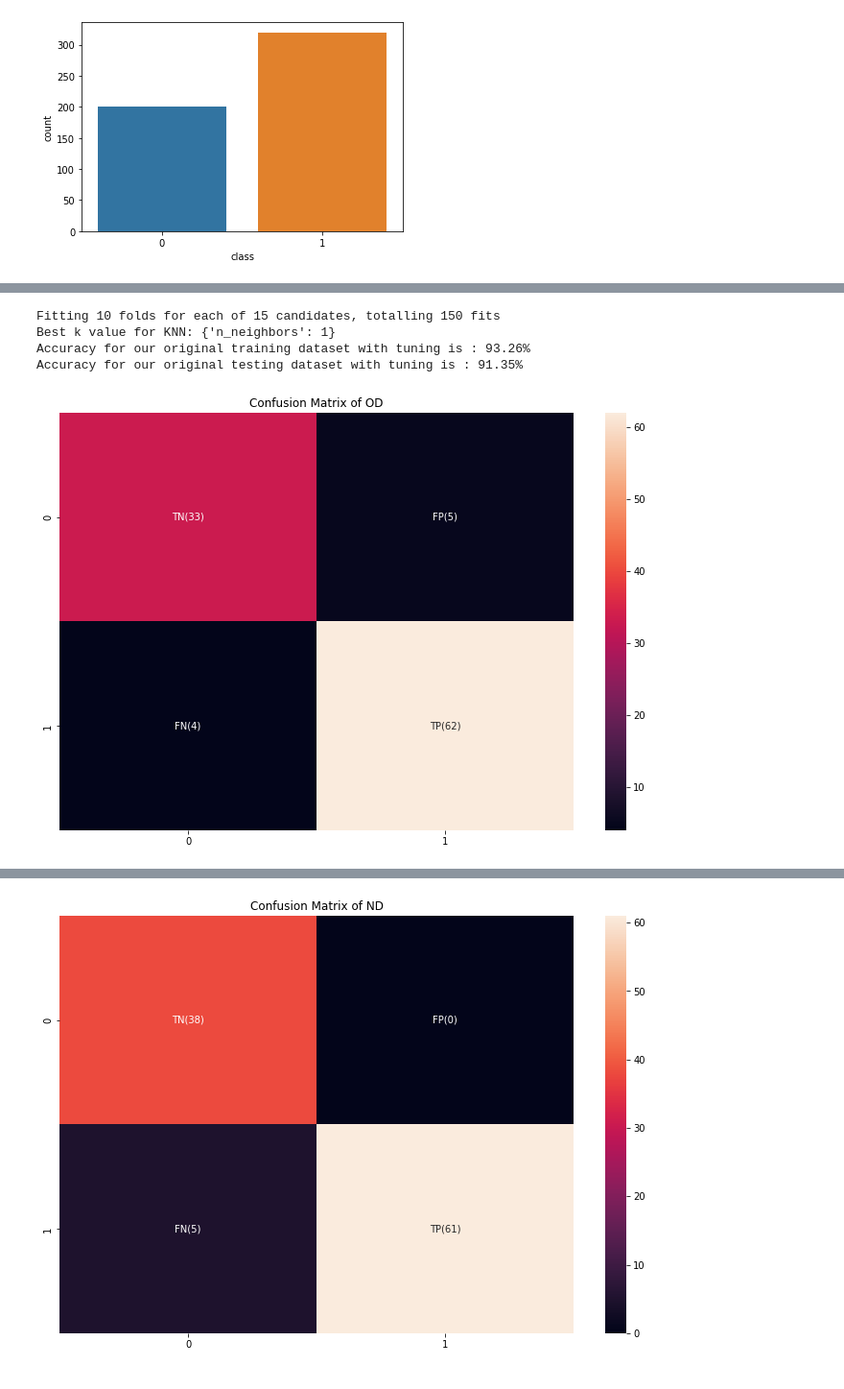
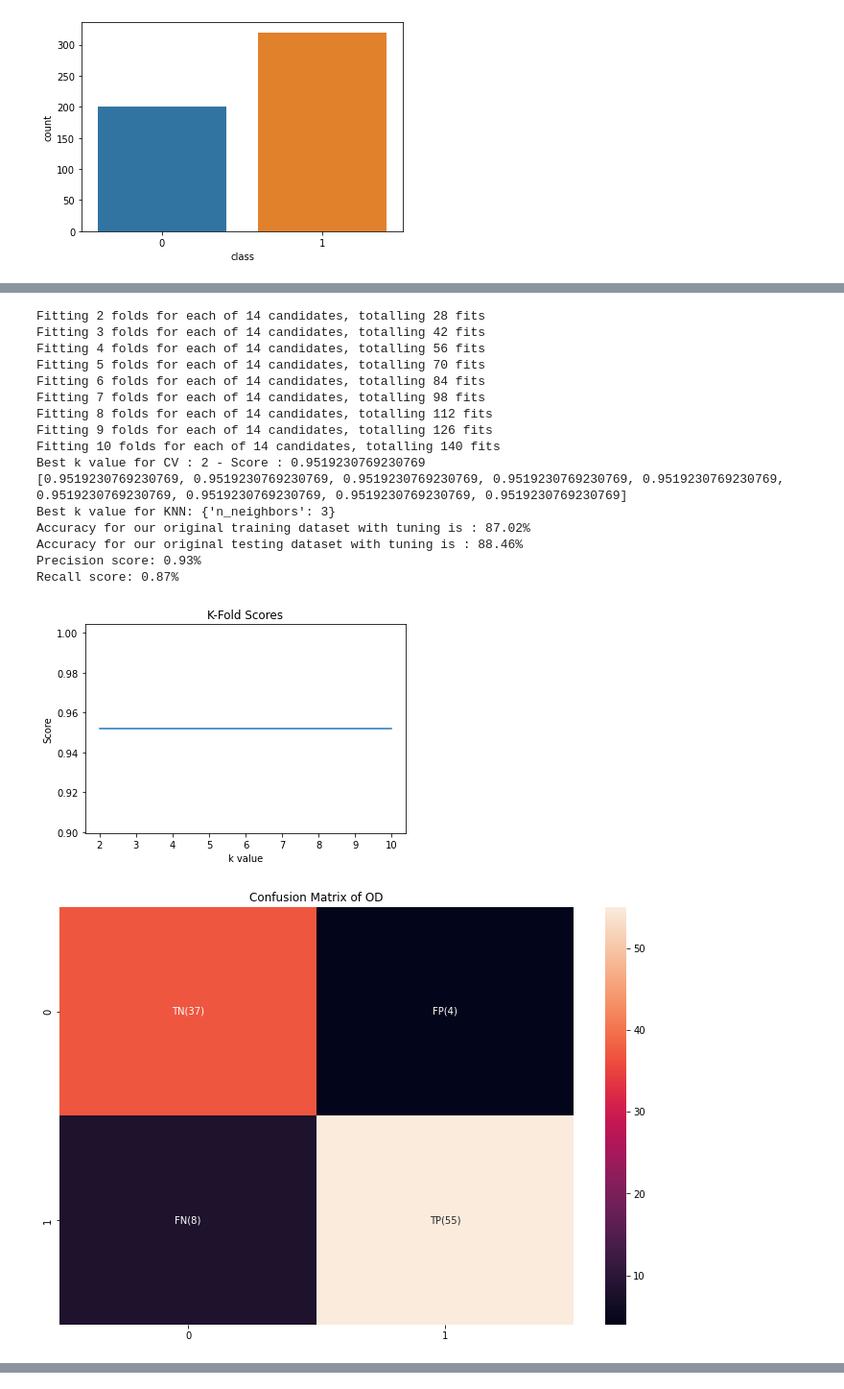
Before and after one commit to ugurcanerdogan/Clustering-and-Classification-with-Python, a Jupyter notebook: code/report.ipynb, the cells around one changed output, grey strips where cells are left out. Shown at 96% size. Cells and saved outputs as stored; diff of their text form; code cells hidden in the pictures.

```diff
--- a/code/report.ipynb
+++ b/code/report.ipynb
@@ -43,6 +105,7 @@ def display_confusion_matrix(confusion_matrix, message):
 df = pd.read_csv("diabetes_data.csv", sep=";")
 # %%
 # First look to dataset
+df = df.sample(frac=1).reset_index(drop=True)
 df.head()
 # %% [output]
 |  | age | gender | polyuria | polydipsia | sudden_weight_loss | weakness | polyphagia | genital_thrush | ... |
@@ -216,27 +295,37 @@ clustered_normalized_knn = KNeighborsClassifier()
 
 # Using GridSearchCV algorithm for optimizing our classifier objects
 from sklearn.model_selection import GridSearchCV
+from sklearn.model_selection import KFold
 
 # Defining parameter range
-k_range = list(range(1, 31, 2))
+k_range = list(range(3, 31, 2))
 param_grid = dict(n_neighbors=k_range)
-
-# Finding optimized estimators
-grid_df = GridSearchCV(knn, param_grid, cv=10, scoring='accuracy', return_train_score=False, verbose=1)
-grid_normalized_df = GridSearchCV(normalized_knn, param_grid, cv=10, scoring='accuracy', return_train_score=False,
-                                  verbose=1)
-grid_clustered_df = GridSearchCV(clustered_knn, param_grid, cv=10, scoring='accuracy', return_train_score=False,
-                                 verbose=1)
-grid_clustered_normalized_df = GridSearchCV(clustered_normalized_knn, param_grid, cv=10, scoring='accuracy',
-                                            return_train_score=False, verbose=1)
 # %%
-from sklearn.metrics import accuracy_score, confusion_matrix
+from sklearn.metrics import accuracy_score, confusion_matrix, precision_score, recall_score
 
 
-def optimized_prediction(grid_Df, x_train, y_train, x_test, y_test, isNormalized, isClustered, message):
-    grid_search = grid_Df.fit(x_train, np.array(y_train).ravel())
+def optimized_prediction(knn, x_train, y_train, x_test, y_test, isNormalized, isClustered, message):
+
+    grid_list = []
+    score_list = []
+
+    for i in range(2, 11):
+        kf = KFold(n_splits=i)
+        grid_search = GridSearchCV(knn, param_grid, cv=kf, scoring='accuracy', return_train_score=True, verbose=1)
+        grid_search.fit(x_train, np.array(y_train).ravel())
+        grid_list.append(grid_search)
+        score_list.append(grid_search.score(x_train, y_train))
+
+    print("Best k value for CV : {0} - Score : {1}".format(score_list.index(max(score_list))+2, max(score_list)))
+    print(score_list)
+    grid_search = grid_list.pop(score_list.index(max(score_list)))
 
     print("Best k value for KNN: " + str(grid_search.best_params_))
+
+    plt.plot(list(range(2,11)), score_list)
+    plt.title("K-Fold Scores")
+    plt.xlabel("k value")
+    plt.ylabel("Score")
 
     accuracy = grid_search.best_score_ * 100
     if isNormalized:
@@ -269,5 +358,6 @@ def optimized_prediction(grid_Df, x_train, y_train, x_test, y_test, isNormalized
             print("Accuracy for our clustered original testing dataset with tuning is : {:.2f}%".format(test_accuracy))
         else:
             print("Accuracy for our original testing dataset with tuning is : {:.2f}%".format(test_accuracy))
-
+    print("Precision score: {:.2f}%".format(precision_score(y_test, y_test_hat)))
+    print("Recall score: {:.2f}%".format(recall_score(y_test, y_test_hat)))
     display_confusion_matrix(confusion_matrix(y_test, y_test_hat), message=message)
@@ -279,15 +364,28 @@ sns.pairplot(df, kind="scatter", hue="class")
 # %%
 # PREDICTION WITH ORIGINAL DATASET STEP
 
 # Prediction for OD
-optimized_prediction(grid_df, x_train_df, Y_train_df, x_test_df, Y_test_df, isNormalized=False, isClustered=False,
+optimized_prediction(knn, x_train_df, Y_train_df, x_test_df, Y_test_df, isNormalized=False, isClustered=False,
                      message="OD")
 # Prediction for ND
-optimized_prediction(grid_normalized_df, x_train_normalized_df, Y_train_normalized_df, x_test_normalized_df,
+optimized_prediction(normalized_knn, x_train_normalized_df, Y_train_normalized_df, x_test_normalized_df,
                      Y_test_normalized_df, isNormalized=True, isClustered=False, message="ND")
 # %% [output]
-Fitting 10 folds for each of 15 candidates, totalling 150 fits
-Best k value for KNN: {'n_neighbors': 1}
-Accuracy for our original training dataset with tuning is : 93.26%
-Accuracy for our original testing dataset with tuning is : 91.35%
+Fitting 2 folds for each of 14 candidates, totalling 28 fits
+Fitting 3 folds for each of 14 candidates, totalling 42 fits
+Fitting 4 folds for each of 14 candidates, totalling 56 fits
+Fitting 5 folds for each of 14 candidates, totalling 70 fits
+Fitting 6 folds for each of 14 candidates, totalling 84 fits
+Fitting 7 folds for each of 14 candidates, totalling 98 fits
+Fitting 8 folds for each of 14 candidates, totalling 112 fits
+Fitting 9 folds for each of 14 candidates, totalling 126 fits
+Fitting 10 folds for each of 14 candidates, totalling 140 fits
+Best k value for CV : 2 - Score : 0.9519230769230769
+[0.9519230769230769, 0.9519230769230769, 0.9519230769230769, 0.9519230769230769, 0.9519230769230769, 0.9519230769230769, 0.9519230769230769, 0.9519230769230769, 0.9519230769230769]
+Best k value for KNN: {'n_neighbors': 3}
+Accuracy for our original training dataset with tuning is : 87.02%
+Accuracy for our original testing dataset with tuning is : 88.46%
+Precision score: 0.93%
+Recall score: 0.87%
-[figure, old version]
+[figure, new version]
+[figure, new version]
@@ -298 +407,0 @@ Accuracy for our normalized testing dataset with tuning is : 95.19%
-[figure, old version]
```
Also changed, not shown: parts of 28 cells of this notebook, 3 other files.
